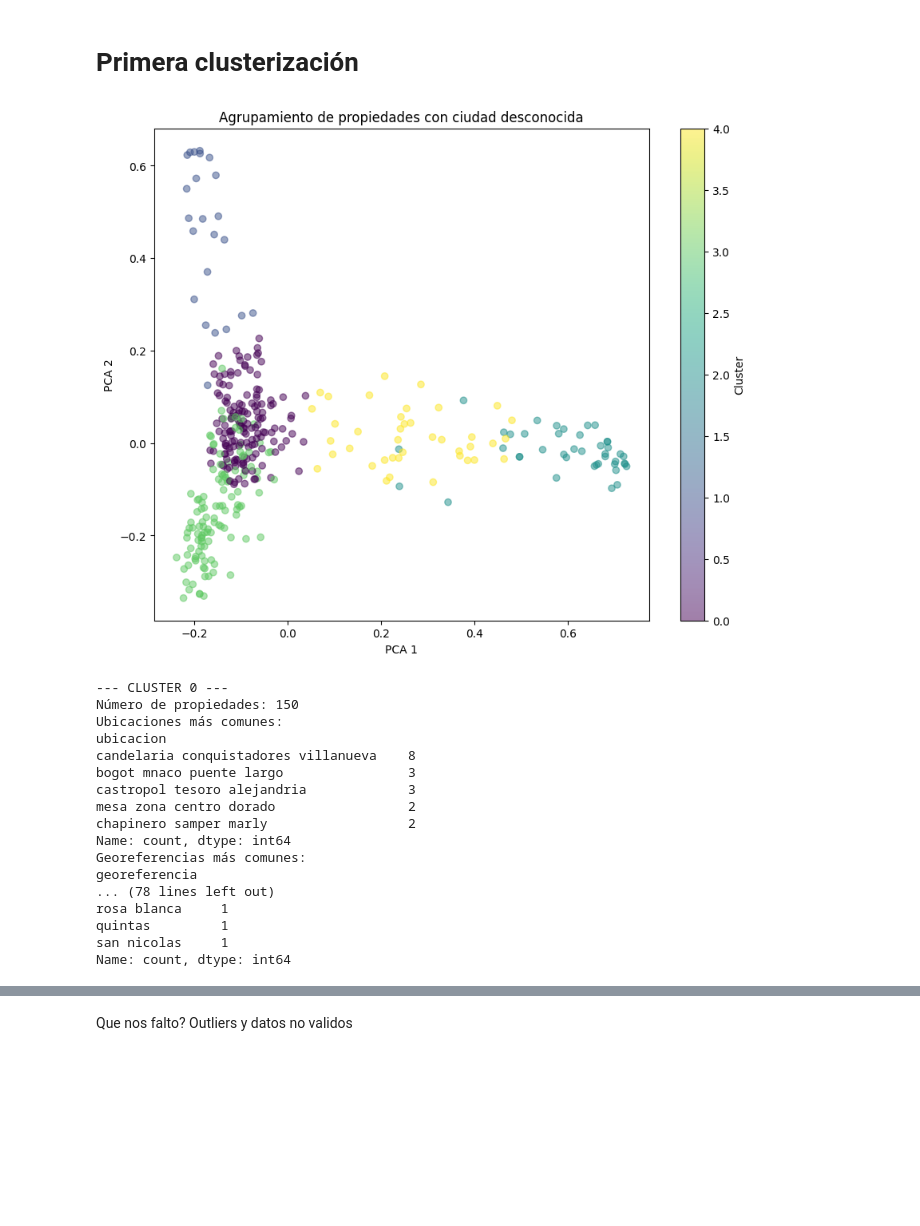
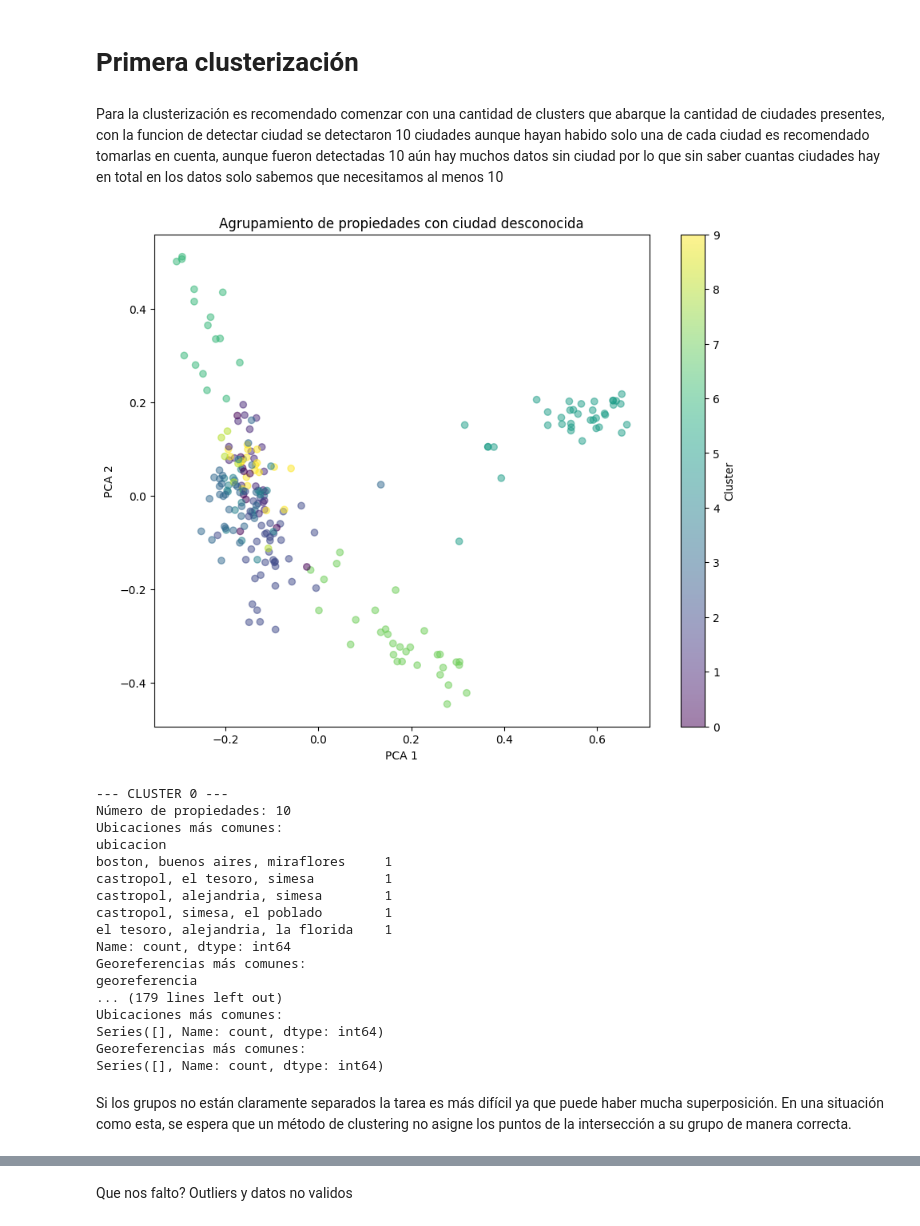
Before and after one commit to pablovanegas/TuringBoxRaices, a Jupyter notebook: preprocessing.ipynb, the cells around one changed output, grey strips where cells are left out. Drawn from its saved outputs; the diff is of its cells as text; code cells hidden in the pictures; blank space fills up the shorter version.

```diff
--- a/preprocessing.ipynb
+++ b/preprocessing.ipynb
@@ -780,7 +770,7 @@ barrios_valle_aburra = {
 localidades_bogota = {
     "usaquen": "localidad_bogota",
     "chapinero": "localidad_bogota",
-    "santa fe_bogota": "localidad_bogota",
+    "santa fe bogota": "localidad_bogota",
     "san cristobal_bogota": "localidad_bogota",
     "usme": "localidad_bogota",
     "tunjuelito": "localidad_bogota",
@@ -838,7 +828,7 @@ STOPWORDS = {
 
 
 
-def limpiar_texto(texto: str) -> str:
+def limpiar_diccionario(texto: str) -> str:
     if not isinstance(texto, str):
         return ''
     texto = re.sub(r'<[^>]+>', ' ', texto) # eliminar etiquetas HTML
@@ -849,7 +839,7 @@ def limpiar_texto(texto: str) -> str:
     return ' '.join(tokens).strip()
 
 # Aplica limpieza a cada barrio
-barrios_bogota_limpios = {limpiar_texto(barrio) for barrio in barrios_bogota}
+barrios_bogota_limpios = {limpiar_diccionario(barrio) for barrio in barrios_bogota}
 # %% [markdown]
 ## Clasificaciones
 # %%
@@ -900,13 +889,34 @@ Name: count, dtype: int64
 # %% [markdown]
 Se crea una funcion para detectar las ciudades en las columnas en donde puede estar, tomando el texto libre y buscandolas en el diccionario y si encuentra el nombre de alguna ciudad dentro del texto, lo devuelve, si no devuelve Noneo Desconocida
 # %%
-# Función para detectar ciudad en textos
-def detectar_ciudad(texto):
+def detectar_ciudad(texto): # Renombrada para distinguirla de tu versión original
+    if pd.isnull(texto) or not isinstance(texto, str) : # Manejo de NaNs o no strings
+        return None
+
     texto_norm = normalizar_texto(texto)
+    if not texto_norm: # Si el texto normalizado es vacío
+        return None
+
+    # 1. Verificar localidades de Bogotá
+    for localidad in localidades_bogota:
+        # Limpiamos la clave del diccionario también, por si acaso
+        localidad_limpia = normalizar_texto(localidad.replace("_bogota", "")) # Quitar sufijo si existe
+        if localidad_limpia in texto_norm:
+            return "bogota"
+
+    # 2. Verificar municipios del Valle de Aburrá
+    for municipio in municipios_valle_aburra:
+        municipio_limpio = normalizar_texto(municipio)
+        if municipio_limpio in texto_norm:
+            return "medellin"
+
+    # 3. Verificar ciudades principales
     for ciudad in ciudades_col:
-        if ciudad in texto_norm:
-            return ciudad
-    return None
+        ciudad_limpia = normalizar_texto(ciudad)
+        if ciudad_limpia in texto_norm:
+            return ciudad_limpia
+
+    return None # Si no se encuentra ninguna coincidencia
 
 # Aplicar detección a ubicación y descripción
 df['ciudad_detectada_ubicacion'] = df['ubicacion'].apply(detectar_ciudad)
@@ -1399,5 +1418,7 @@ villavicencio          0         0      0        0              1
 # %% [markdown]
 # Primera clusterización
+# %% [markdown]
+Para la clusterización es recomendado comenzar con una cantidad de clusters que abarque la cantidad de ciudades presentes, con la funcion de detectar ciudad se detectaron 10 ciudades aunque hayan habido solo una de cada ciudad es recomendado tomarlas en cuenta, aunque fueron detectadas 10 aún hay muchos datos sin ciudad por lo que sin saber cuantas ciudades hay en total en los datos solo sabemos que necesitamos al menos 10
 # %%
 from sklearn.feature_extraction.text import TfidfVectorizer
 from sklearn.decomposition import PCA
@@ -1418,53 +1439,55 @@ df_sin_identificar['texto_combinado'] = (
 vectorizer = TfidfVectorizer(max_features=500)
 X_tfidf = vectorizer.fit_transform(df_sin_identificar['texto_combinado'])
 
 # 4. PCA para reducir a 2 dimensiones (visualización)
 pca = PCA(n_components=2, random_state=42) # Componentes principales
 X_pca = pca.fit_transform(X_tfidf.toarray())
 
 # 5. K‑Means (5 clusters, semilla fija)
-kmeans = KMeans(n_clusters=5, random_state=42, n_init=10) # Este es el modelo de agrupamiento, número de grupos (n_clusters), semilla (random_state), # de iniciaciones (n_init)
+kmeans = KMeans(n_clusters=10, random_state=42, n_init=10) # Este es el modelo de agrupamiento, número de grupos (n_clusters), semilla (random_state), # de iniciaciones (n_init)
 clusters = kmeans.fit_predict(X_tfidf)
 df_sin_identificar['cluster'] = clusters
 
 # 6. Mostrar scatter de clusters
 plt.figure(figsize=(10, 8))
 plt.scatter(X_pca[:, 0], X_pca[:, 1],
             c=clusters, cmap='viridis', alpha=0.5)
 plt.title('Agrupamiento de propiedades con ciudad desconocida')
 plt.xlabel('PCA 1')
 plt.ylabel('PCA 2')
 plt.colorbar(label='Cluster')
 plt.show()
 
 # 7. Inspeccionar cada cluster
-for cluster_id in range(5):
+for cluster_id in range(11):
     cluster_data = df_sin_identificar[df_sin_identificar['cluster'] == cluster_id]
     print(f"\n--- CLUSTER {cluster_id} ---")
     print(f"Número de propiedades: {len(cluster_data)}")
     print("Ubicaciones más comunes:")
     print(cluster_data['ubicacion'].value_counts().head(5))
     print("Georeferencias más comunes:")
     print(cluster_data['georeferencia'].value_counts().head(5))
 # %% [output]
-[figure, old version]
+[figure, new version]
 --- CLUSTER 0 ---
-Número de propiedades: 150
+Número de propiedades: 10
 Ubicaciones más comunes:
 ubicacion
-candelaria conquistadores villanueva    8
-bogot mnaco puente largo                3
-castropol tesoro alejandria             3
-mesa zona centro dorado                 2
-chapinero samper marly                  2
+boston, buenos aires, miraflores     1
+castropol, el tesoro, simesa         1
+castropol, alejandria, simesa        1
+castropol, simesa, el poblado        1
+el tesoro, alejandria, la florida    1
 Name: count, dtype: int64
 Georeferencias más comunes:
 georeferencia
-... (78 lines left out)
-rosa blanca     1
-quintas         1
-san nicolas     1
-Name: count, dtype: int64
+... (179 lines left out)
+Ubicaciones más comunes:
+Series([], Name: count, dtype: int64)
+Georeferencias más comunes:
+Series([], Name: count, dtype: int64)
+# %% [markdown]
+Si los grupos no están claramente separados la tarea es más difícil ya que puede haber mucha superposición. En una situación como esta, se espera que un método de clustering no asigne los puntos de la intersección a su grupo de manera correcta.
 # %%
 
 # 1. Filtrar solo las propiedades con ciudad desconocida
```
Also changed, not shown: parts of 31 cells of this notebook.
